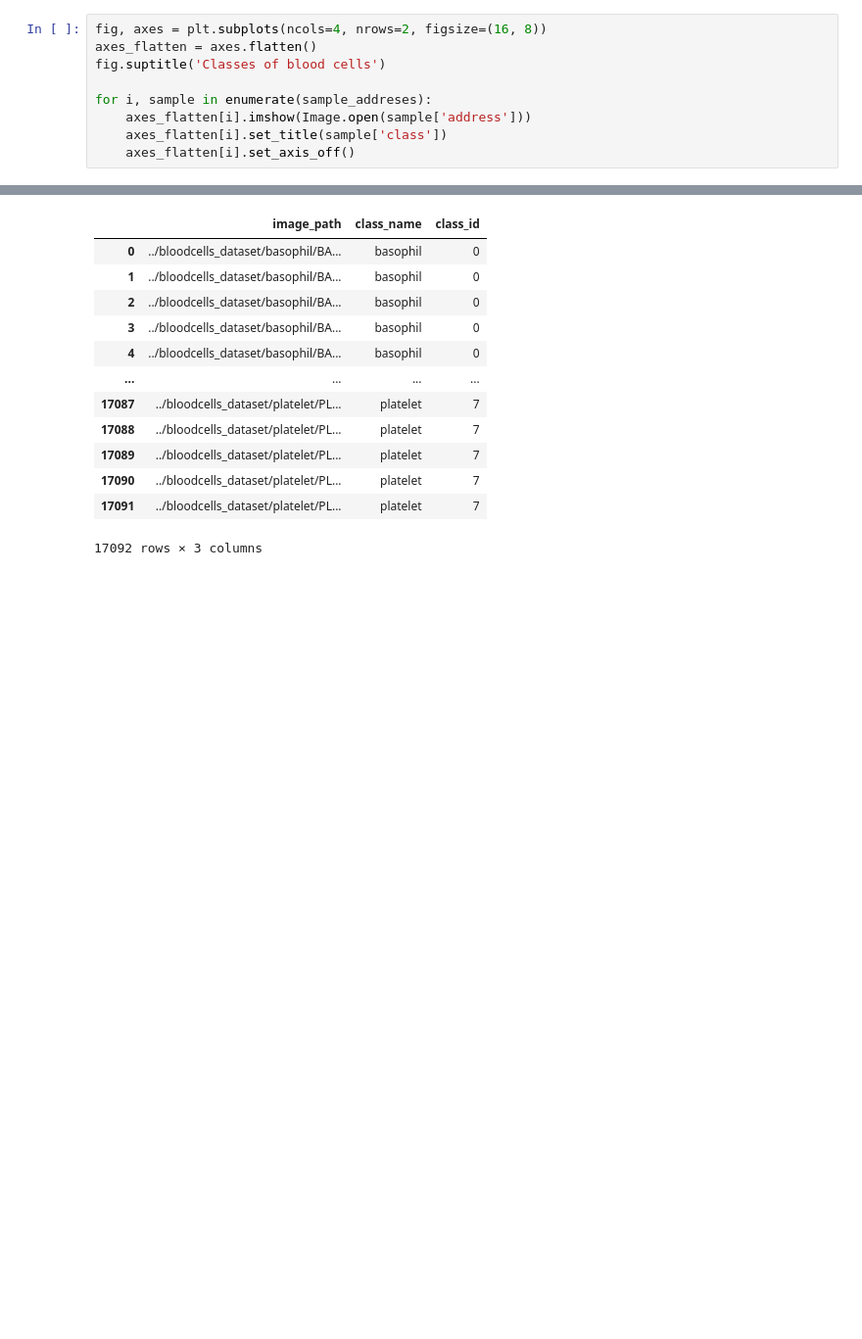
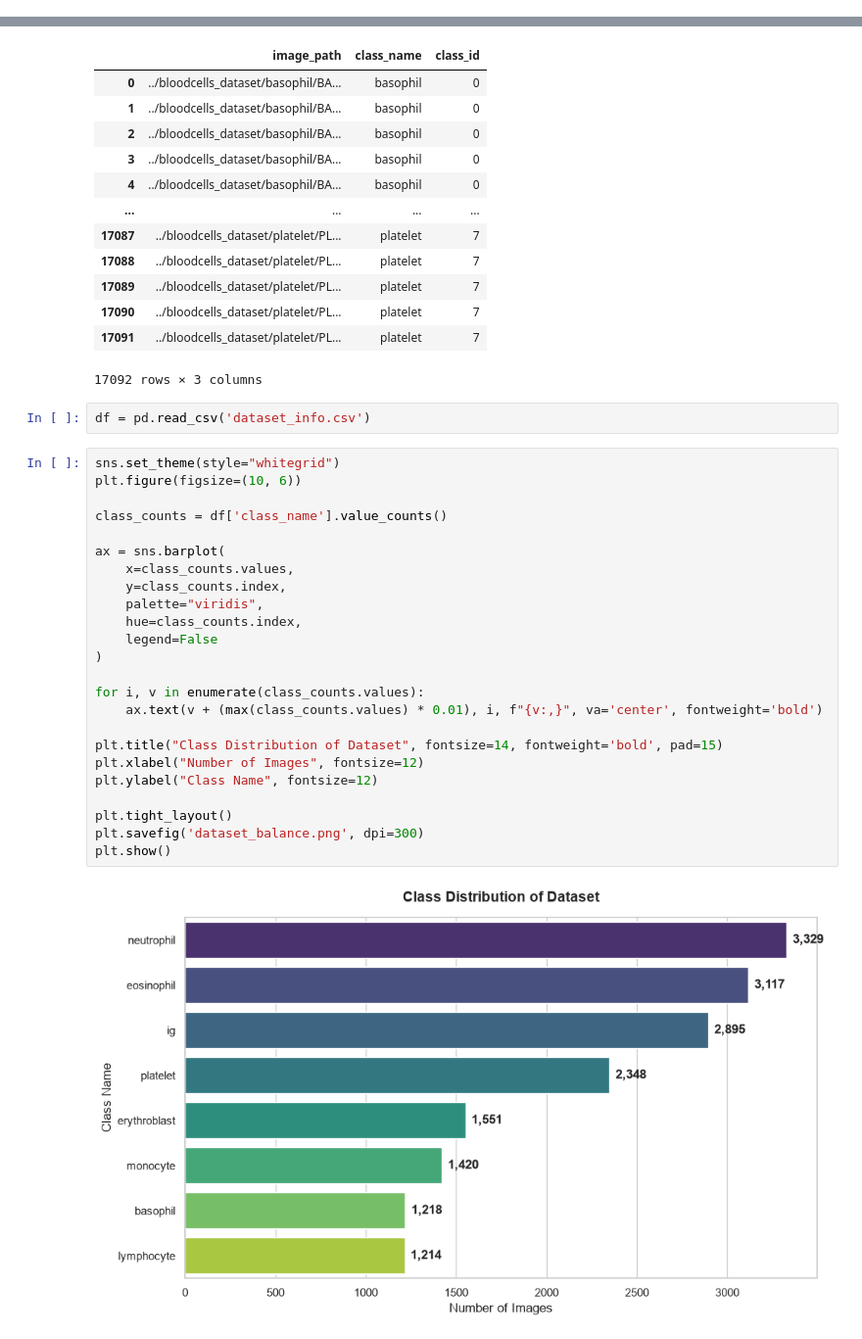
Before and after one commit to a-khorasani/blood-cells-detection, a Jupyter notebook: blood_cells_detection.ipynb, the cells around one changed output, grey strips where cells are left out. Shown at 98% size. Cells and saved outputs as stored; diff of their text form; blank space fills up the shorter version.

```diff
--- a/blood_cells_detection.ipynb
+++ b/blood_cells_detection.ipynb
@@ -57,9 +53,0 @@ sample_addreses = [
-# %%
-fig, axes = plt.subplots(ncols=4, nrows=2, figsize=(16, 8))
-axes_flatten = axes.flatten()
-fig.suptitle('Classes of blood cells')
-
-for i, sample in enumerate(sample_addreses):
-    axes_flatten[i].imshow(Image.open(sample['address']))
-    axes_flatten[i].set_title(sample['class'])
-    axes_flatten[i].set_axis_off()
@@ -129,3 +135,31 @@ df
 | 17090 | ../bloodcells_dataset/platelet/PL... | platelet | 7 |
 | 17091 | ../bloodcells_dataset/platelet/PL... | platelet | 7 |
 17092 rows × 3 columns
+# %%
+df = pd.read_csv('dataset_info.csv')
+# %%
+sns.set_theme(style="whitegrid")
+plt.figure(figsize=(10, 6))
+
+class_counts = df['class_name'].value_counts()
+
+ax = sns.barplot(
+    x=class_counts.values,
+    y=class_counts.index,
+    palette="viridis",
+    hue=class_counts.index,
+    legend=False
+)
+
+for i, v in enumerate(class_counts.values):
+    ax.text(v + (max(class_counts.values) * 0.01), i, f"{v:,}", va='center', fontweight='bold')
+
+plt.title("Class Distribution of Dataset", fontsize=14, fontweight='bold', pad=15)
+plt.xlabel("Number of Images", fontsize=12)
+plt.ylabel("Class Name", fontsize=12)
+
+plt.tight_layout()
+plt.savefig('dataset_balance.png', dpi=300)
+plt.show()
+# %% [output]
+[figure, added]
```
Also changed, not shown: parts of 9 cells of this notebook, 6 other files.
